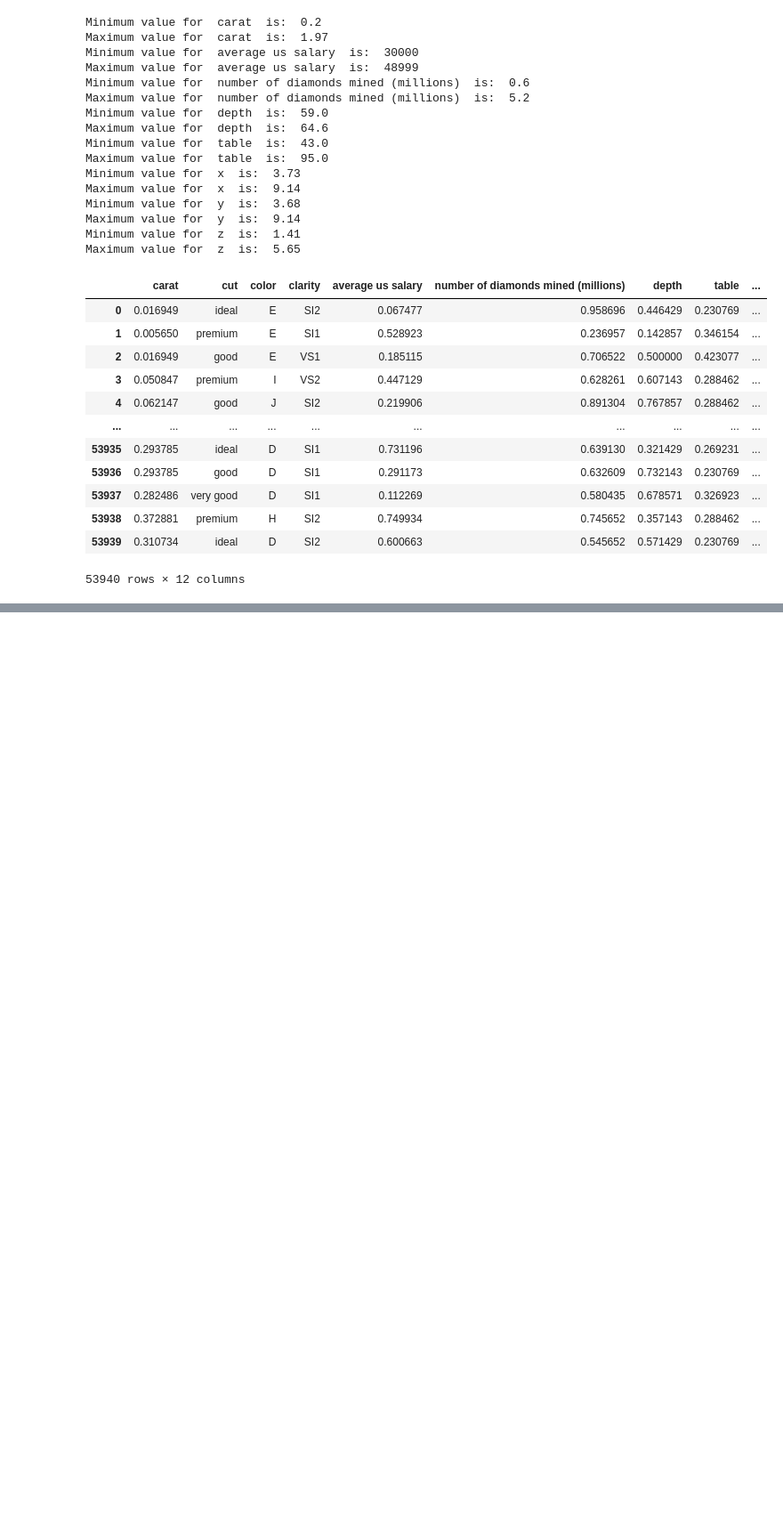
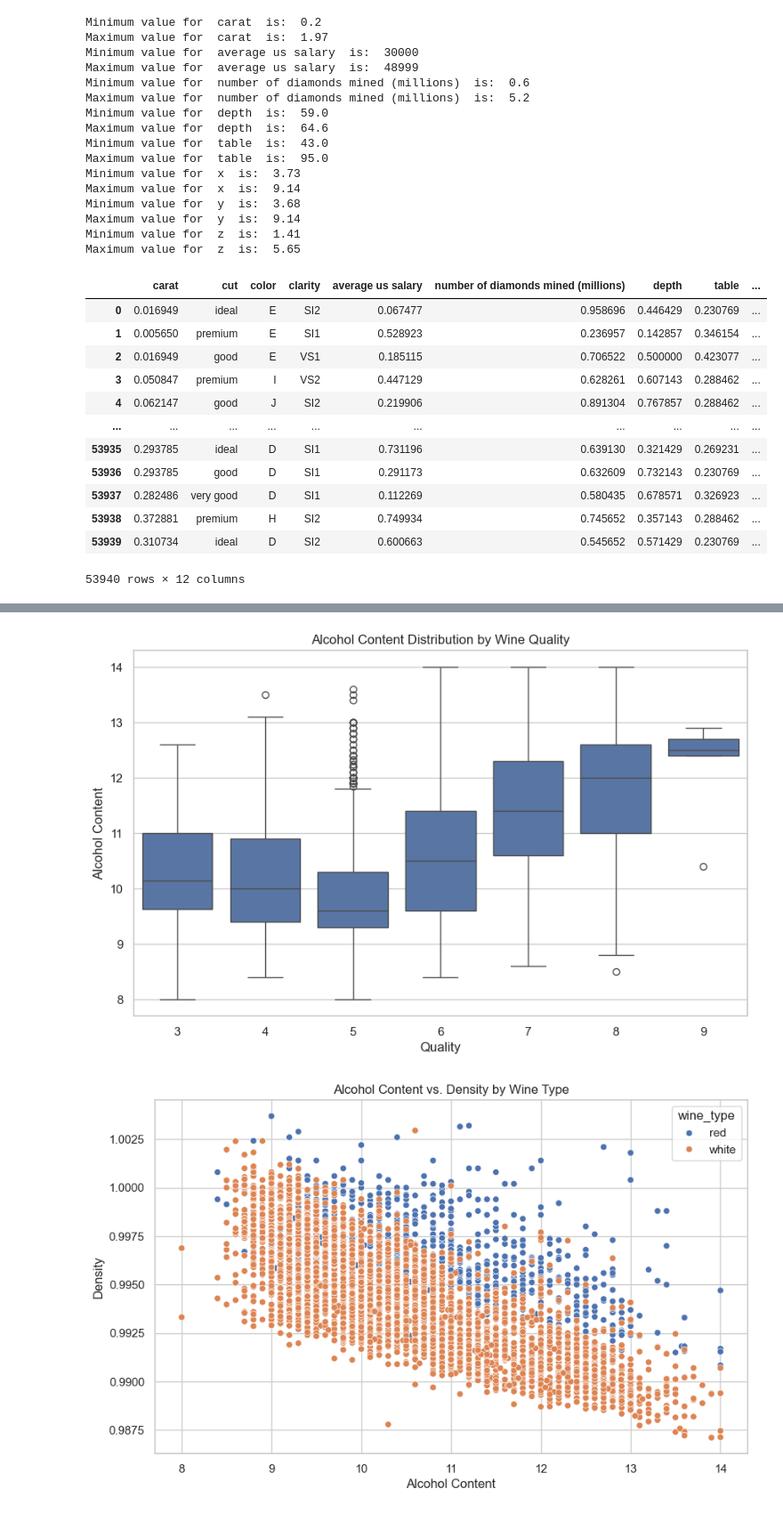
Before and after one commit to Ganesh-Kdt/Classification-and-Regression-Model-From-Scratch, a Jupyter notebook: ganeshdi_sushreen_assignment1_checkpoint.ipynb, the cells around one changed output, grey strips where cells are left out. Shown at 89% size. Drawn from its saved outputs; the diff is of its cells as text; code cells hidden in the pictures; blank space fills up the shorter version.

Commit message:
preprocessing of wines

```diff
--- a/ganeshdi_sushreen_assignment1_checkpoint.ipynb
+++ b/ganeshdi_sushreen_assignment1_checkpoint.ipynb
@@ -535,0 +538,10 @@ diamond_df.to_csv('diamond_preprocessed.csv', sep=',', encoding='utf-8')
+# %%
+red_wine = pd.read_csv('Data/noisy_datasets/wine-quality/winequality-red.csv', sep=';')
+white_wine = pd.read_csv('Data/noisy_datasets/wine-quality/winequality-white.csv', sep=';')
+
+red_wine['wine_type'] = 'red'
+white_wine['wine_type'] = 'white'
+wine_df = pd.concat([red_wine, white_wine])
+wine_df.reset_index(drop=True, inplace=True)
+wine_df.to_csv('combined_wine.csv', index=False)
+print(wine_df.head())
@@ -535,0 +602,5 @@ diamond_df.to_csv('diamond_preprocessed.csv', sep=',', encoding='utf-8')
+# %%
+def standardize(value):
+    return value.lower()
+wine_df['wine_type']=wine_df['wine_type'].apply(standardize)
+wine_df
@@ -535,0 +661,35 @@ diamond_df.to_csv('diamond_preprocessed.csv', sep=',', encoding='utf-8')
+# %%
+import matplotlib.pyplot as plt
+import seaborn as sns
+
+plt.figure(figsize=(10, 6))
+sns.boxplot(x='quality', y='alcohol', data=wine_df)
+plt.title('Alcohol Content Distribution by Wine Quality')
+plt.xlabel('Quality')
+plt.ylabel('Alcohol Content')
+plt.show()
+
+plt.figure(figsize=(10, 6))
+sns.scatterplot(x='alcohol', y='density', hue='wine_type', data=wine_df)
+plt.title('Alcohol Content vs. Density by Wine Type')
+plt.xlabel('Alcohol Content')
+plt.ylabel('Density')
+plt.show()
+
+
+plt.figure(figsize=(12, 6))
+wine_df.groupby('quality')['residual sugar'].mean().plot(kind='bar')
+plt.title('Average residual sugar by quality')
+plt.xlabel('quality')
+plt.ylabel('residual sugar')
+plt.show()
+
+
+plt.figure(figsize=(12, 6))
+corr = wine_df.select_dtypes(include=[np.number]).corr()
+sns.heatmap(corr, annot=True, cmap='coolwarm', fmt='.2f')
+plt.title('Correlation Heatmap')
+plt.show()
+# %% [output]
+[figure, added]
+[figure, added]
```
Also changed, not shown: parts of 13 cells of this notebook, 2 other files.
